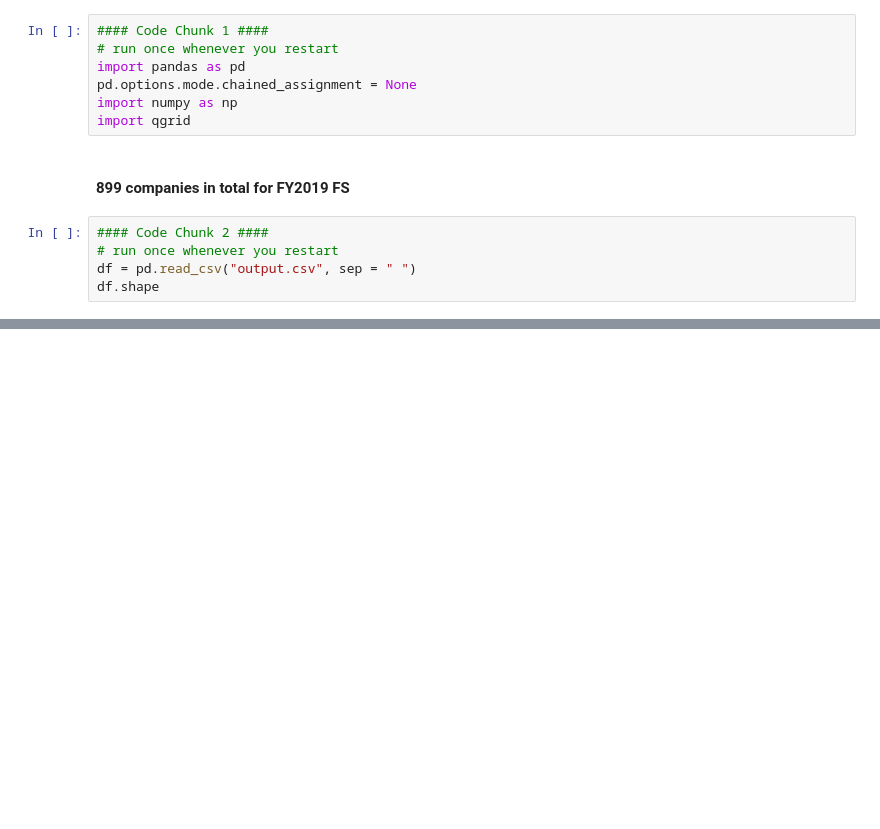
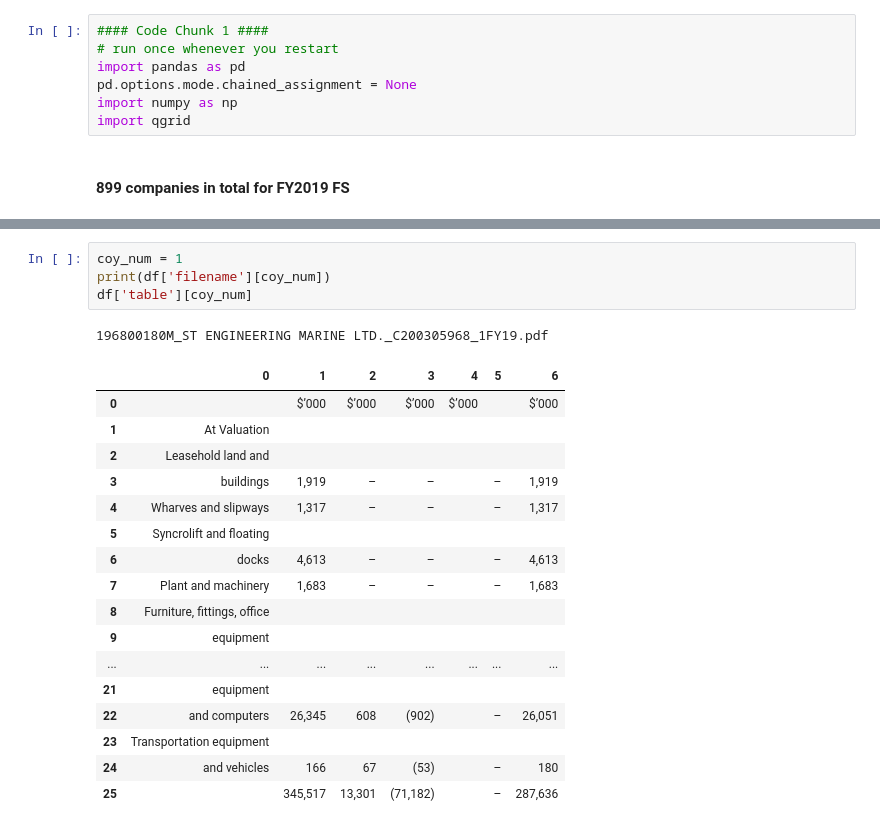
Before and after one commit to chuachunkang/chameleon, a Jupyter notebook: merlin.ipynb, the cells around one changed output, grey strips where cells are left out. Saved outputs shown, nothing was run; the diff lists cells and outputs as text; blank space fills up the shorter version.

```diff
--- a/merlin.ipynb
+++ b/merlin.ipynb
@@ -7,8 +7,3 @@ import numpy as np
 import qgrid
 # %% [markdown]
 #### 899 companies in total for FY2019 FS
-# %%
-#### Code Chunk 2 ####
-# run once whenever you restart
-df = pd.read_csv("output.csv", sep = " ")
-df.shape
@@ -26,0 +32,23 @@ widget.get_changed_df()['table'][0].split('\n')
+# %%
+coy_num = 1
+print(df['filename'][coy_num])
+df['table'][coy_num]
+# %% [output]
+196800180M_ST ENGINEERING MARINE LTD._C200305968_1FY19.pdf
+|  | 0 | 1 | 2 | 3 | 4 | 5 | 6 |
+| 0 |  | $’000 | $’000 | $’000 | $’000 |  | $’000 |
+| 1 | At Valuation |  |  |  |  |  |  |
+| 2 | Leasehold land and |  |  |  |  |  |  |
+| 3 | buildings | 1,919 | – | – |  | – | 1,919 |
+| 4 | Wharves and slipways | 1,317 | – | – |  | – | 1,317 |
+| 5 | Syncrolift and floating |  |  |  |  |  |  |
+| 6 | docks | 4,613 | – | – |  | – | 4,613 |
+| 7 | Plant and machinery | 1,683 | – | – |  | – | 1,683 |
+| 8 | Furniture, fittings, office |  |  |  |  |  |  |
+| 9 | equipment |  |  |  |  |  |  |
+| ... | ... | ... | ... | ... | ... | ... | ... |
+| 21 | equipment |  |  |  |  |  |  |
+| 22 | and computers | 26,345 | 608 | (902) |  | – | 26,051 |
+| 23 | Transportation equipment |  |  |  |  |  |  |
+| 24 | and vehicles | 166 | 67 | (53) |  | – | 180 |
+| 25 |  | 345,517 | 13,301 | (71,182) |  | – | 287,636 |
```
Also changed, not shown: parts of 6 cells of this notebook.
